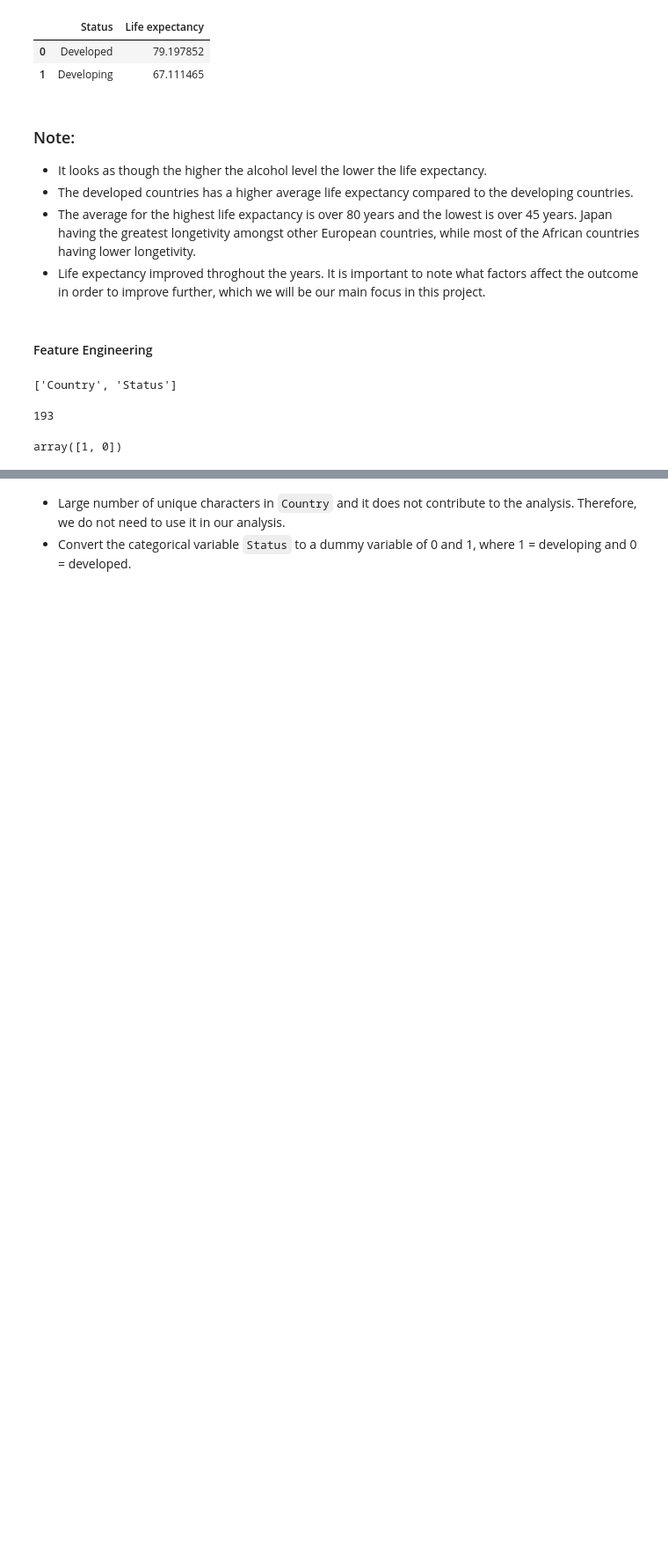
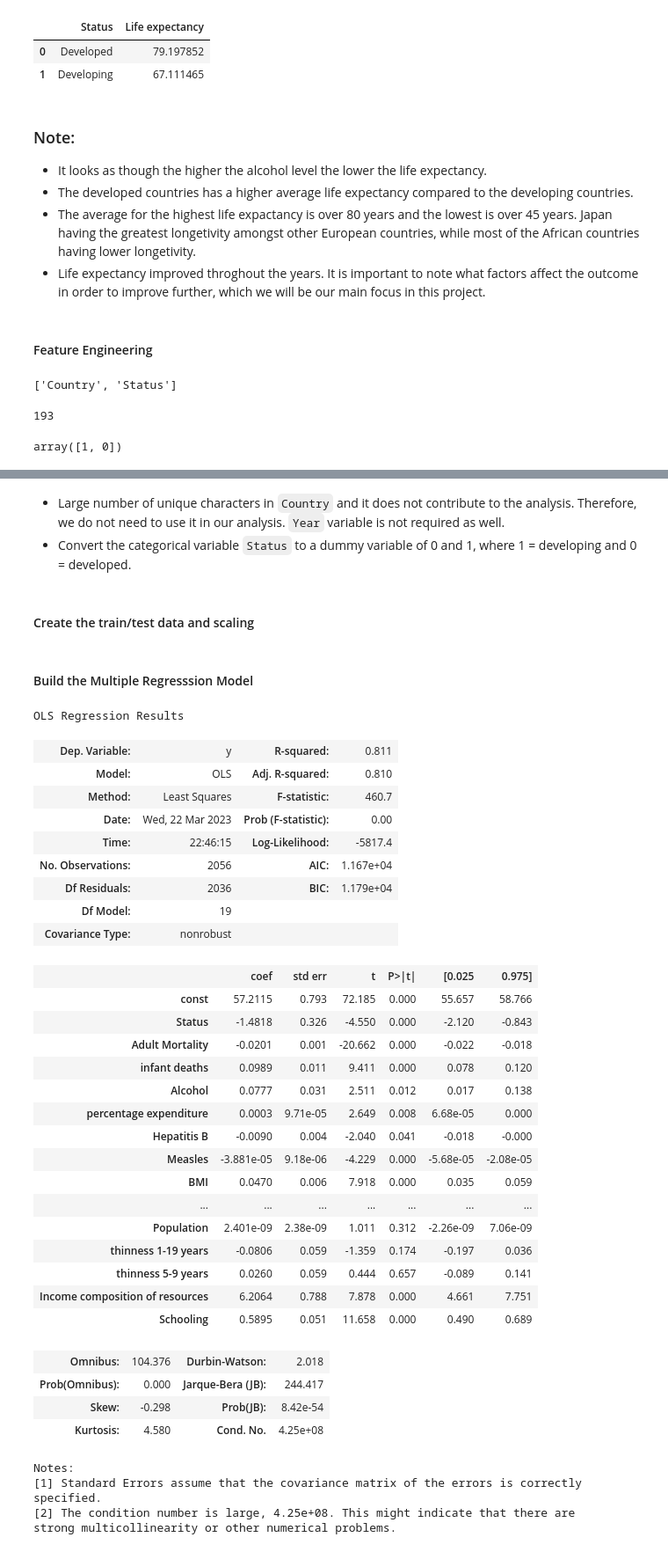
Before and after one commit to Sweetom/sweet, a Jupyter notebook: Life Expectancy/notebooks/FinalProject.ipynb, the cells around one changed output, grey strips where cells are left out. Shown at 88% size. Cells and saved outputs as stored; diff of their text form; code cells hidden in the pictures; blank space fills up the shorter version.

Commit message:
Build Model

```diff
--- a/Life Expectancy/notebooks/FinalProject.ipynb
+++ b/Life Expectancy/notebooks/FinalProject.ipynb
@@ -238,3 +242,10 @@ df['Status'] = lb.fit_transform(df['Status'])
 df['Status'].unique()
 # %% [output]
 array([1, 0])
+# %%
+#drop two columns not using in analysis
+df = df.drop(['Country','Year'], axis = 1)
+df.head()
+# %%
+# fill in missing values using interpolate function
+df = df.interpolate()
@@ -241,3 +257,54 @@ array([1, 0])
 # %% [markdown]
-* Large number of unique characters in `Country` and it does not contribute to the analysis. Therefore, we do not need to use it in our analysis.
+* Large number of unique characters in `Country` and it does not contribute to the analysis. Therefore, we do not need to use it in our analysis. `Year` variable is not required as well.
 * Convert the categorical variable `Status` to a dummy variable of 0 and 1, where 1 = developing and 0 = developed.
+# %% [markdown]
+#### Create the train/test data and scaling
+# %%
+X = df.drop('Life expectancy ', axis = 1)
+y = df['Life expectancy ']
+
+X_train, X_test, y_train, y_test = train_test_split(X, y, test_size=0.3, random_state = 42)
+# %% [markdown]
+#### Build the Multiple Regresssion Model
+# %%
+X_reg = X_train
+X_reg = sm.add_constant(X_reg)
+reg = sm.OLS(np.asarray(y_train), X_reg).fit()
+pred = reg.predict(X_reg)
+
+reg.summary()
+# %% [output]
+OLS Regression Results
+| Dep. Variable: | y | R-squared: | 0.811 |
+| Model: | OLS | Adj. R-squared: | 0.810 |
+| Method: | Least Squares | F-statistic: | 460.7 |
+| Date: | Wed, 22 Mar 2023 | Prob (F-statistic): | 0.00 |
+| Time: | 22:46:15 | Log-Likelihood: | -5817.4 |
+| No. Observations: | 2056 | AIC: | 1.167e+04 |
+| Df Residuals: | 2036 | BIC: | 1.179e+04 |
+| Df Model: | 19 |  |  |
+| Covariance Type: | nonrobust |  |  |
+|  | coef | std err | t | P>|t| | [0.025 | 0.975] |
+| const | 57.2115 | 0.793 | 72.185 | 0.000 | 55.657 | 58.766 |
+| Status | -1.4818 | 0.326 | -4.550 | 0.000 | -2.120 | -0.843 |
+| Adult Mortality | -0.0201 | 0.001 | -20.662 | 0.000 | -0.022 | -0.018 |
+| infant deaths | 0.0989 | 0.011 | 9.411 | 0.000 | 0.078 | 0.120 |
+| Alcohol | 0.0777 | 0.031 | 2.511 | 0.012 | 0.017 | 0.138 |
+| percentage expenditure | 0.0003 | 9.71e-05 | 2.649 | 0.008 | 6.68e-05 | 0.000 |
+| Hepatitis B | -0.0090 | 0.004 | -2.040 | 0.041 | -0.018 | -0.000 |
+| Measles | -3.881e-05 | 9.18e-06 | -4.229 | 0.000 | -5.68e-05 | -2.08e-05 |
+| BMI | 0.0470 | 0.006 | 7.918 | 0.000 | 0.035 | 0.059 |
+| ... | ... | ... | ... | ... | ... | ... |
+| Population | 2.401e-09 | 2.38e-09 | 1.011 | 0.312 | -2.26e-09 | 7.06e-09 |
+| thinness 1-19 years | -0.0806 | 0.059 | -1.359 | 0.174 | -0.197 | 0.036 |
+| thinness 5-9 years | 0.0260 | 0.059 | 0.444 | 0.657 | -0.089 | 0.141 |
+| Income composition of resources | 6.2064 | 0.788 | 7.878 | 0.000 | 4.661 | 7.751 |
+| Schooling | 0.5895 | 0.051 | 11.658 | 0.000 | 0.490 | 0.689 |
+| Omnibus: | 104.376 | Durbin-Watson: | 2.018 |
+| Prob(Omnibus): | 0.000 | Jarque-Bera (JB): | 244.417 |
+| Skew: | -0.298 | Prob(JB): | 8.42e-54 |
+| Kurtosis: | 4.580 | Cond. No. | 4.25e+08 |
+Notes:
+[1] Standard Errors assume that the covariance matrix of the errors is correctly specified.
+[2] The condition number is large, 4.25e+08. This might indicate that there are
+strong multicollinearity or other numerical problems.
```
Also changed, not shown: parts of 2 cells of this notebook.
